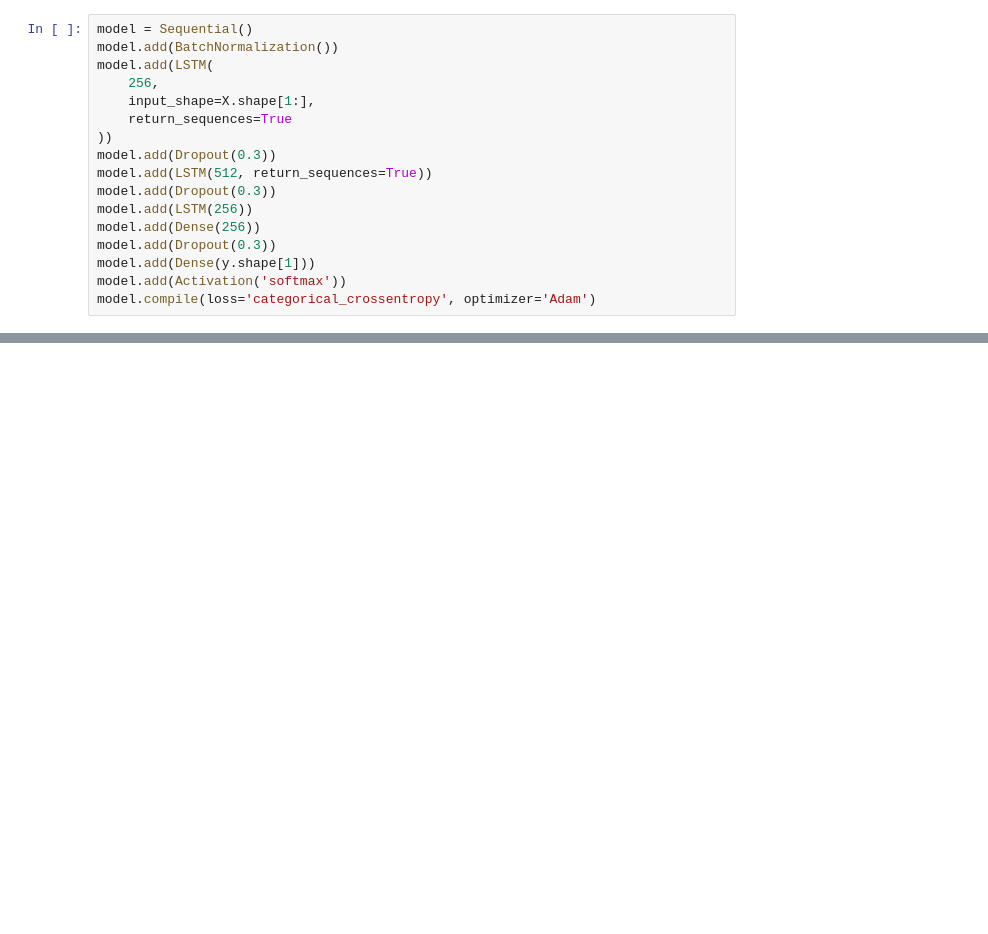
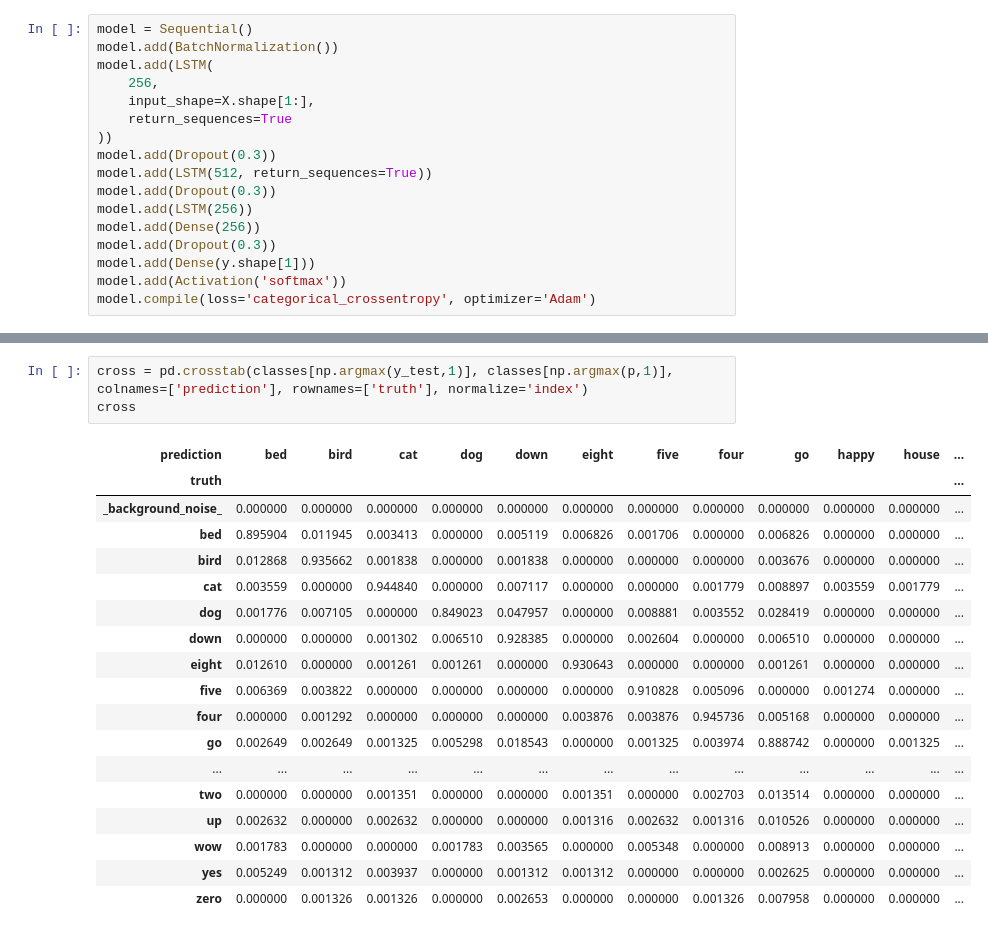
Before and after one commit to marneusz/SpeechCommandsClassificationsRNNs, a Jupyter notebook: LSTM.ipynb, the cells around one changed output, grey strips where cells are left out. Drawn from its saved outputs; the diff is of its cells as text; blank space fills up the shorter version.

```diff
--- a/LSTM.ipynb
+++ b/LSTM.ipynb
@@ -146,0 +155,22 @@ np.mean(np.argmax(p,1) == np.argmax(y_test,1))
+# %%
+cross = pd.crosstab(classes[np.argmax(y_test,1)], classes[np.argmax(p,1)], colnames=['prediction'], rownames=['truth'], normalize='index')
+cross
+# %% [output]
+| prediction | bed | bird | cat | dog | down | eight | five | four | go | happy | house | ... |
+| truth |  |  |  |  |  |  |  |  |  |  |  | ... |
+| _background_noise_ | 0.000000 | 0.000000 | 0.000000 | 0.000000 | 0.000000 | 0.000000 | 0.000000 | 0.000000 | 0.000000 | 0.000000 | 0.000000 | ... |
+| bed | 0.895904 | 0.011945 | 0.003413 | 0.000000 | 0.005119 | 0.006826 | 0.001706 | 0.000000 | 0.006826 | 0.000000 | 0.000000 | ... |
+| bird | 0.012868 | 0.935662 | 0.001838 | 0.000000 | 0.001838 | 0.000000 | 0.000000 | 0.000000 | 0.003676 | 0.000000 | 0.000000 | ... |
+| cat | 0.003559 | 0.000000 | 0.944840 | 0.000000 | 0.007117 | 0.000000 | 0.000000 | 0.001779 | 0.008897 | 0.003559 | 0.001779 | ... |
+| dog | 0.001776 | 0.007105 | 0.000000 | 0.849023 | 0.047957 | 0.000000 | 0.008881 | 0.003552 | 0.028419 | 0.000000 | 0.000000 | ... |
+| down | 0.000000 | 0.000000 | 0.001302 | 0.006510 | 0.928385 | 0.000000 | 0.002604 | 0.000000 | 0.006510 | 0.000000 | 0.000000 | ... |
+| eight | 0.012610 | 0.000000 | 0.001261 | 0.001261 | 0.000000 | 0.930643 | 0.000000 | 0.000000 | 0.001261 | 0.000000 | 0.000000 | ... |
+| five | 0.006369 | 0.003822 | 0.000000 | 0.000000 | 0.000000 | 0.000000 | 0.910828 | 0.005096 | 0.000000 | 0.001274 | 0.000000 | ... |
+| four | 0.000000 | 0.001292 | 0.000000 | 0.000000 | 0.000000 | 0.003876 | 0.003876 | 0.945736 | 0.005168 | 0.000000 | 0.000000 | ... |
+| go | 0.002649 | 0.002649 | 0.001325 | 0.005298 | 0.018543 | 0.000000 | 0.001325 | 0.003974 | 0.888742 | 0.000000 | 0.001325 | ... |
+| ... | ... | ... | ... | ... | ... | ... | ... | ... | ... | ... | ... | ... |
+| two | 0.000000 | 0.000000 | 0.001351 | 0.000000 | 0.000000 | 0.001351 | 0.000000 | 0.002703 | 0.013514 | 0.000000 | 0.000000 | ... |
+| up | 0.002632 | 0.000000 | 0.002632 | 0.000000 | 0.000000 | 0.001316 | 0.002632 | 0.001316 | 0.010526 | 0.000000 | 0.000000 | ... |
+| wow | 0.001783 | 0.000000 | 0.000000 | 0.001783 | 0.003565 | 0.000000 | 0.005348 | 0.000000 | 0.008913 | 0.000000 | 0.000000 | ... |
+| yes | 0.005249 | 0.001312 | 0.003937 | 0.000000 | 0.001312 | 0.001312 | 0.000000 | 0.000000 | 0.002625 | 0.000000 | 0.000000 | ... |
+| zero | 0.000000 | 0.001326 | 0.001326 | 0.000000 | 0.002653 | 0.000000 | 0.000000 | 0.001326 | 0.007958 | 0.000000 | 0.000000 | ... |
```
Also changed, not shown: parts of 19 cells of this notebook.
